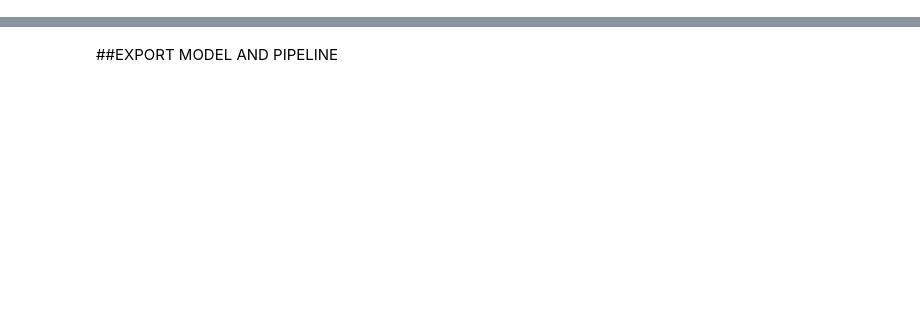
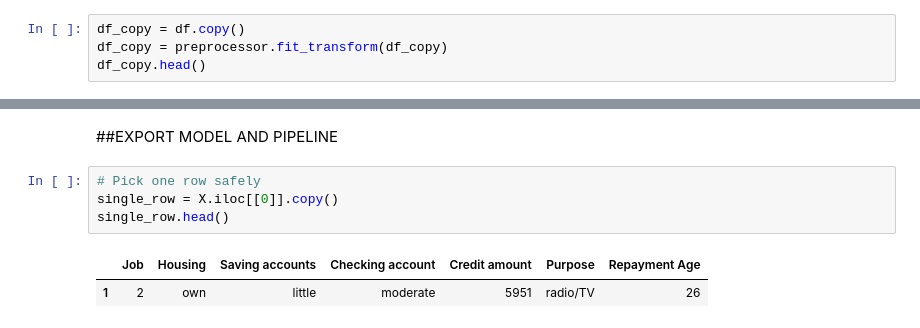
Before and after one commit to Avronil39/Loan-Risk-Detection, a Jupyter notebook: TCS_Hackathon.ipynb, the cells around one changed output, grey strips where cells are left out. Saved outputs shown, nothing was run; the diff lists cells and outputs as text; blank space fills up the shorter version.

```diff
--- a/TCS_Hackathon.ipynb
+++ b/TCS_Hackathon.ipynb
@@ -367,0 +365,4 @@ df_copy.head()
+# %%
+df_copy = df.copy()
+df_copy = preprocessor.fit_transform(df_copy)
+df_copy.head()
@@ -559,2 +587,9 @@ print("Best Cross-Validation Score:", grid_search.best_score_)
 # %% [markdown]
 ##EXPORT MODEL AND PIPELINE
+# %%
+# Pick one row safely
+single_row = X.iloc[[0]].copy()
+single_row.head()
+# %% [output]
+|  | Job | Housing | Saving accounts | Checking account | Credit amount | Purpose | Repayment Age |
+| 1 | 2 | own | little | moderate | 5951 | radio/TV | 26 |
```
Also changed, not shown: parts of 12 cells of this notebook, 1 other file.
